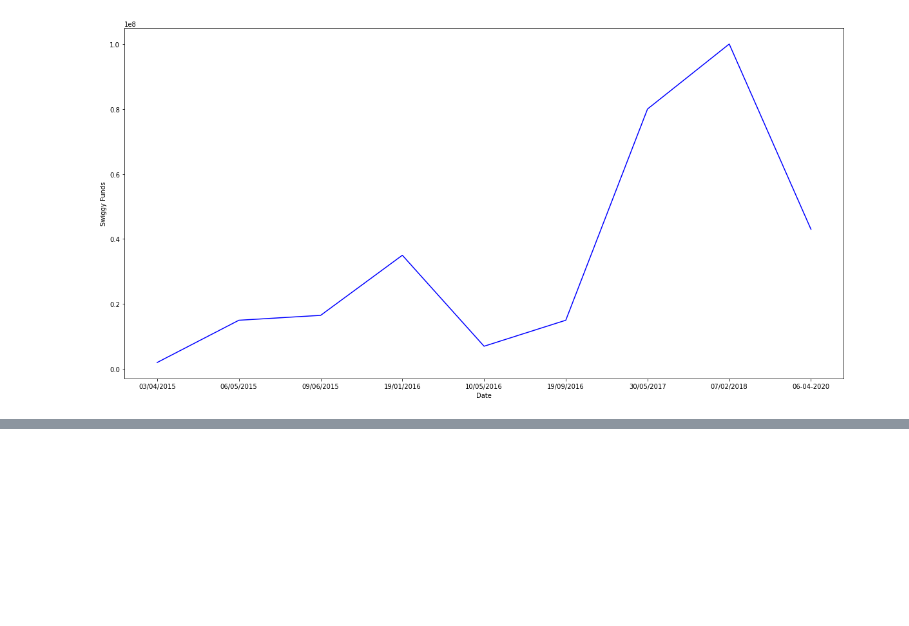
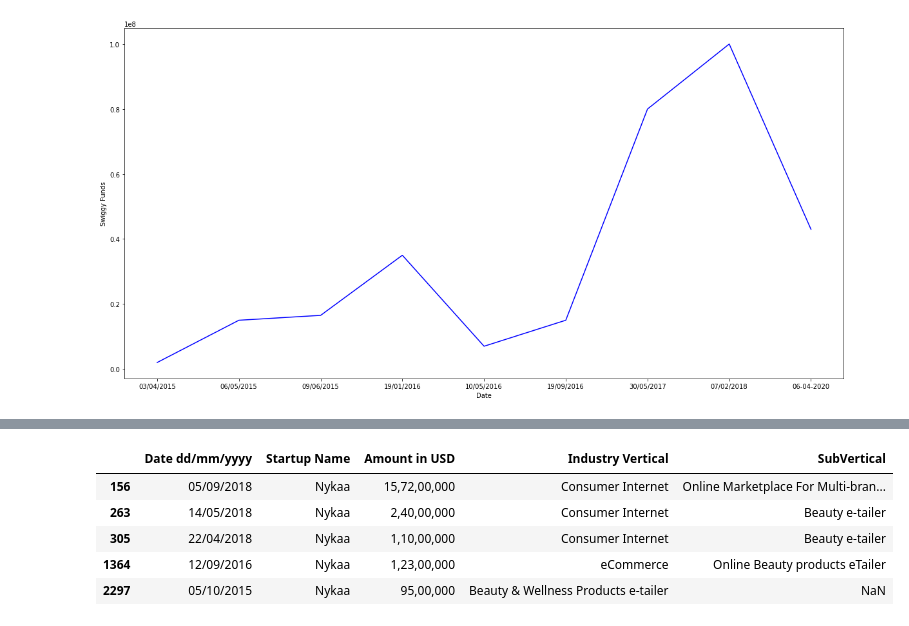
Before and after one commit to rahul9115/internship, a Jupyter notebook: analysis.ipynb, the cells around one changed output, grey strips where cells are left out. Saved outputs shown, nothing was run; the diff lists cells and outputs as text; code cells hidden in the pictures; blank space fills up the shorter version.

```diff
--- a/analysis.ipynb
+++ b/analysis.ipynb
@@ -156,0 +238,12 @@ yo [2000000.0, 15000000.0, 16500000.0, 35000000.0, 7000000.0, 15000000.0, 800000
+# %%
+df=pd.read_csv('startup_funding.csv')
+df = df[df['Amount in USD'].notna()]
+cdf=df.loc[df['Startup Name']=='Nykaa']
+cdf[['Date dd/mm/yyyy','Startup Name','Amount in USD','Industry Vertical','SubVertical']]
+# %% [output]
+|  | Date dd/mm/yyyy | Startup Name | Amount in USD | Industry Vertical | SubVertical |
+| 156 | 05/09/2018 | Nykaa | 15,72,00,000 | Consumer Internet | Online Marketplace For Multi-bran... |
+| 263 | 14/05/2018 | Nykaa | 2,40,00,000 | Consumer Internet | Beauty e-tailer |
+| 305 | 22/04/2018 | Nykaa | 1,10,00,000 | Consumer Internet | Beauty e-tailer |
+| 1364 | 12/09/2016 | Nykaa | 1,23,00,000 | eCommerce | Online Beauty products eTailer |
+| 2297 | 05/10/2015 | Nykaa | 95,00,000 | Beauty & Wellness Products e-tailer | NaN |
```
Also changed, not shown: parts of 7 cells of this notebook.
